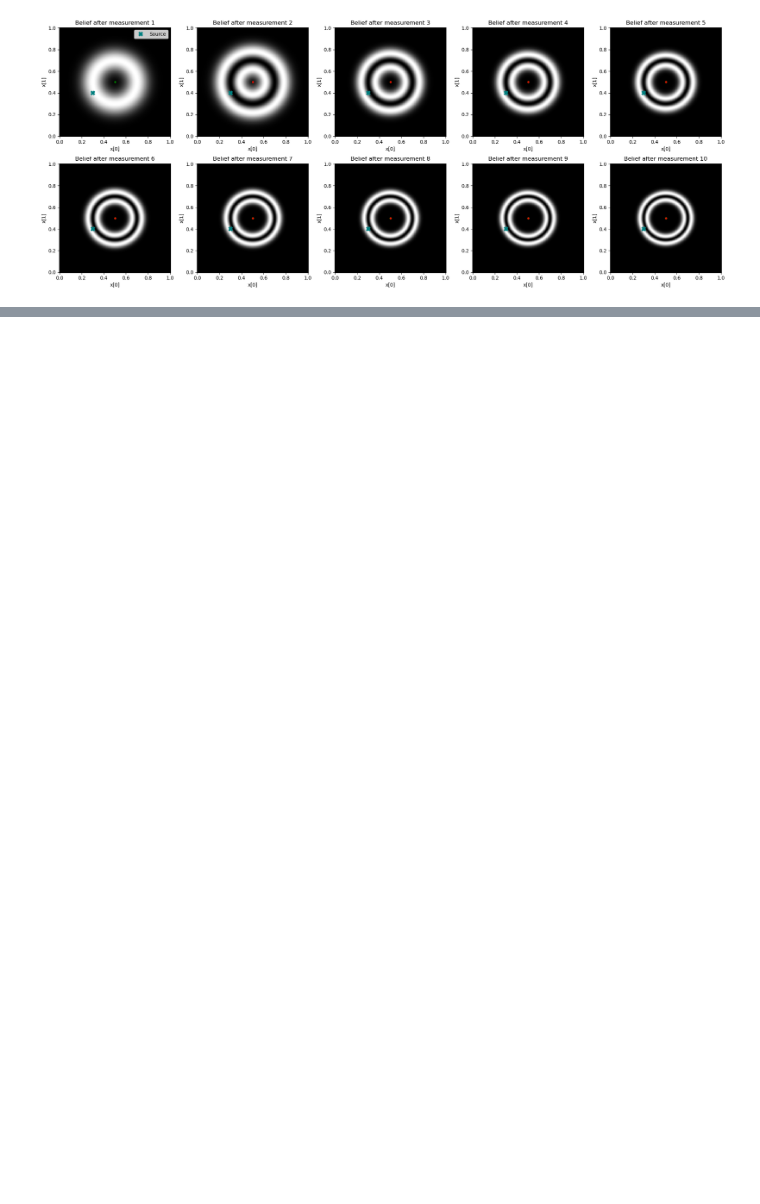
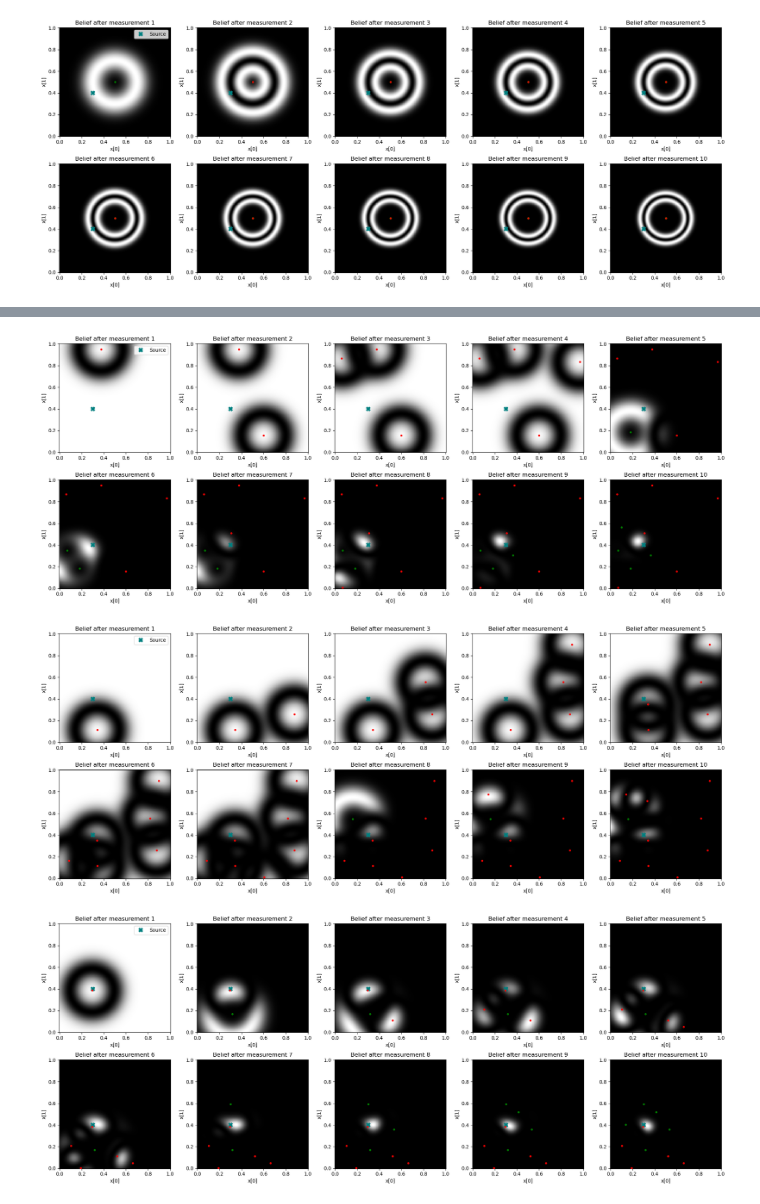
Before and after one commit to theoHC/Mech455ActiveLearningHW, a Jupyter notebook: HW1/HW1 Code.ipynb, the cells around one changed output, grey strips where cells are left out. Drawn from its saved outputs; the diff is of its cells as text; code cells hidden in the pictures; blank space fills up the shorter version.

```diff
--- a/HW1/HW1 Code.ipynb
+++ b/HW1/HW1 Code.ipynb
@@ -164,9 +164,7 @@ def run_sequential_updates(get_next_measurement, s, X0, X1, belief):
     plt.tight_layout()
     plt.show()
 
-    return belief
-
-final_belief = run_sequential_updates(get_fixed_measurement, s, X0, X1, belief)
+run_sequential_updates(get_fixed_measurement, s, X0, X1, belief)
 # %% [output]
 [figure]
 # %%
@@ -236,0 +209,57 @@ array([[4.39529847e-09, 1.20654996e-07, 4.03888723e-07, ...,
+# %%
+np.random.seed(42)
+
+def get_focused_measurement(cur_belief, measurements):
+    MIN_DIST = 0.2
+    FOCUS_RADIUS = 0.2
+
+    # Check if there has been any positive reading yet
+    has_positive = any(m[2] == 1 for m in measurements)
+
+    if not has_positive:
+        # Fall back to mindist behavior
+        while True:
+            point = np.random.uniform(0, 1, 2)
+            if len(measurements) == 0:
+                break
+            dists = [np.linalg.norm(point - m[:2]) for m in measurements]
+            if min(dists) >= MIN_DIST:
+                break
+    else:
+        # Find the grid point with highest belief probability
+        peak_idx = np.unravel_index(np.argmax(cur_belief), cur_belief.shape)
+        peak = np.array([X0[peak_idx], X1[peak_idx]])
+
+        # Sample uniformly from the circle of radius FOCUS_RADIUS around the peak,
+        # rejecting if out of bounds or too close to a previous point
+        attempts = 0
+        while True:
+            attempts += 1
+            angle = np.random.uniform(0, 2 * np.pi)
+            r = FOCUS_RADIUS * np.sqrt(np.random.uniform())  # uniform over disk area
+            point = peak + r * np.array([np.cos(angle), np.sin(angle)])
+
+            if np.any(point < 0) or np.any(point > 1):
+                continue  # out of bounds
+
+            if attempts > 1000:
+                MIN_DIST /= 1.5
+                attempts = 0
+
+            if len(measurements) > 0:
+                dists = [np.linalg.norm(point - m[:2]) for m in measurements]
+                if min(dists) < MIN_DIST:
+                    continue  # too close to a previous point
+
+            break
+
+    reading = 1 if np.random.uniform() < f(point) else -1
+    return np.append(point, reading)
+
+run_sequential_updates(get_focused_measurement, s, X0, X1, belief)
+run_sequential_updates(get_focused_measurement, s, X0, X1, belief)
+run_sequential_updates(get_focused_measurement, s, X0, X1, belief)
+# %% [output]
+[figure, added]
+[figure, added]
+[figure, added]
```
Also changed, not shown: parts of 3 cells of this notebook, 7 other files.
